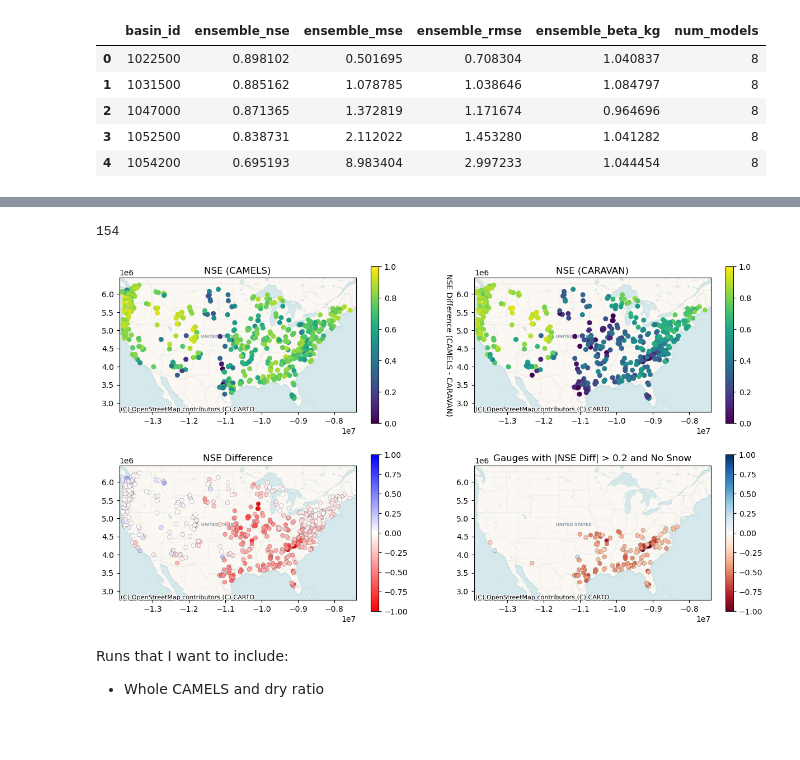
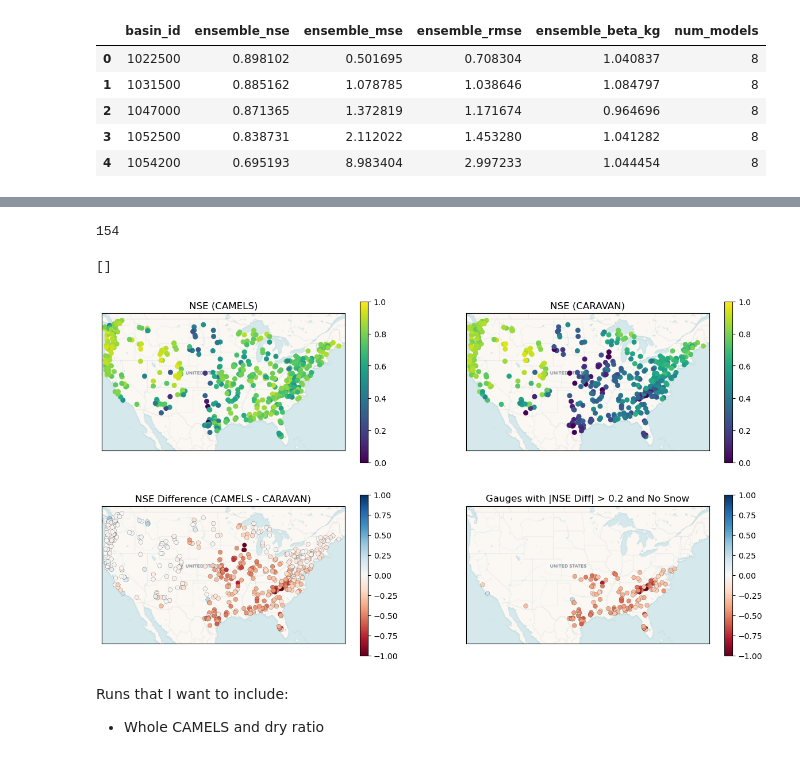
Before and after one commit to DSHydro/NeuralHydrologyAzure, a Jupyter notebook: final_runs/figures.ipynb, the cells around one changed output, grey strips where cells are left out. Drawn from its saved outputs; the diff is of its cells as text; code cells hidden in the pictures; blank space fills up the shorter version.

```diff
--- a/final_runs/figures.ipynb
+++ b/final_runs/figures.ipynb
@@ -387,7 +387,7 @@ for row, (dry_col, label, run_prefix) in enumerate(plot_configs):
         column="NSE",
         cmap="viridis",
         legend=True,
-        markersize=30,
+        markersize=25,
         ax=ax[row, 0],
         vmin=0,
         vmax=1,
@@ -395,15 +395,17 @@ for row, (dry_col, label, run_prefix) in enumerate(plot_configs):
     fig.axes[-1].set_ylabel(f"NSE", rotation=270, labelpad=15)
     # ax[row, 0].set_xlim(xmin, xmax)
     # ax[row, 0].set_ylim(ymin, ymax)
-    cx.add_basemap(ax[row, 0], source=cx.providers.CartoDB.Voyager)
+    cx.add_basemap(ax[row, 0], source=cx.providers.CartoDB.Voyager, attribution=False)
     ax[row, 0].set_title(f"NSE ({label})")
+    ax[row, 0].set_xticks([])
+    ax[row, 0].set_yticks([])
 
     # --- Right: Dry-day ratio map ---
     gdf_web.plot(
         column=dry_col,
         cmap="viridis",
         legend=True,
-        markersize=30,
+        markersize=25,
         ax=ax[row, 1],
         vmin=0,
         vmax=1,
@@ -411,8 +413,10 @@ for row, (dry_col, label, run_prefix) in enumerate(plot_configs):
     fig.axes[-1].set_ylabel(f"Dry-day ratio", rotation=270, labelpad=15)
     # ax[row, 1].set_xlim(xmin, xmax)
     # ax[row, 1].set_ylim(ymin, ymax)
-    cx.add_basemap(ax[row, 1], source=cx.providers.CartoDB.Voyager)
+    cx.add_basemap(ax[row, 1], source=cx.providers.CartoDB.Voyager, attribution=False)
     ax[row, 1].set_title(f"Dry-day Ratio ({label})")
+    ax[row, 1].set_xticks([])
+    ax[row, 1].set_yticks([])
 
 plt.tight_layout()
 plt.show()
@@ -535,11 +539,13 @@ gdf_531_webmercator.plot(
     vmax=1
 )
 cbar = ax[0, 0].get_figure().get_axes()[1]
-cbar.set_ylabel("NSE (CAMELS)", rotation=270, labelpad=15)
+# cbar.set_ylabel("NSE (CAMELS)", rotation=270, labelpad=15)
 ax[0, 0].set_title("NSE (CAMELS)")
 ax[0, 0].set_xlim(xmin, xmax)
 ax[0, 0].set_ylim(ymin, ymax)
-cx.add_basemap(ax[0, 0], source=cx.providers.CartoDB.Voyager)
+cx.add_basemap(ax[0, 0], source=cx.providers.CartoDB.Voyager, attribution=False)
+ax[0,0].set_xticks([])
+ax[0,0].set_yticks([])
 
 # ---------------- Plot 2: CARAVAN NSE ----------------
 gdf_531_webmercator.plot(
@@ -552,16 +558,18 @@ gdf_531_webmercator.plot(
     vmax=1
 )
 cbar = ax[0, 1].get_figure().get_axes()[1]
-cbar.set_ylabel("NSE (CARAVAN)", rotation=270, labelpad=15)
+# cbar.set_ylabel("NSE (CARAVAN)", rotation=270, labelpad=15)
 ax[0, 1].set_title("NSE (CARAVAN)")
 ax[0, 1].set_xlim(xmin, xmax)
 ax[0, 1].set_ylim(ymin, ymax)
-cx.add_basemap(ax[0, 1], source=cx.providers.CartoDB.Voyager)
+cx.add_basemap(ax[0, 1], source=cx.providers.CartoDB.Voyager, attribution=False)
+ax[0,1].set_xticks([])
+ax[0,1].set_yticks([])
 
 # ---------------- Plot 3: NSE Difference ----------------
 gdf_531_webmercator.plot(
     column='nse_dif',
-    cmap='bwr_r',
+    cmap='RdBu',
     legend=True,
     markersize=30,
     ax=ax[1, 0],
@@ -572,40 +580,43 @@ gdf_531_webmercator.plot(
 )
 
 cbar = ax[1, 0].get_figure().get_axes()[1]
-cbar.set_ylabel("NSE Difference (CAMELS - CARAVAN)", rotation=270, labelpad=15)
-ax[1, 0].set_title("NSE Difference")
+ax[1, 0].set_title("NSE Difference (CAMELS - CARAVAN)")
 ax[1, 0].set_xlim(xmin, xmax)
 ax[1, 0].set_ylim(ymin, ymax)
-cx.add_basemap(ax[1, 0], source=cx.providers.CartoDB.Voyager)
+cx.add_basemap(ax[1, 0], source=cx.providers.CartoDB.Voyager, attribution=False)
+ax[1,0].set_xticks([])
+ax[1,0].set_yticks([])
 
 # ---------------- Plot 4: NSE Difference > 0.2 (absolute filter, original values) ----------------
 gdf_large_diff = gdf_531_webmercator[
     (gdf_531_webmercator['nse_dif'].abs() > 0.2) &
     (gdf_531_webmercator['frac_snow'] == 0)
 ]
 print(gdf_large_diff.shape[0])
 
 gdf_large_diff.plot(
     column='nse_dif',
     cmap='RdBu',
     legend=True,
     markersize=30,
     ax=ax[1, 1],
     vmin=-1,
     vmax=1,
     edgecolor='black',
     linewidth=0.15
 )
 
 cbar = ax[1, 1].get_figure().get_axes()[1]
-cbar.set_ylabel("NSE Difference (CAMELS - CARAVAN)", rotation=270, labelpad=15)
 ax[1, 1].set_title("Gauges with |NSE Diff| > 0.2 and No Snow")
 ax[1, 1].set_xlim(xmin, xmax)
 ax[1, 1].set_ylim(ymin, ymax)
-cx.add_basemap(ax[1, 1], source=cx.providers.CartoDB.Voyager)
+cx.add_basemap(ax[1, 1], source=cx.providers.CartoDB.Voyager, attribution=False)
+ax[1,1].set_xticks([])
+ax[1,1].set_yticks([])
 # %% [output]
 154
+[]
-[figure, old version]
+[figure, new version]
 # %% [markdown]
 Runs that I want to include:
 
```
Also changed, not shown: parts of 15 cells of this notebook, 18 other files.
